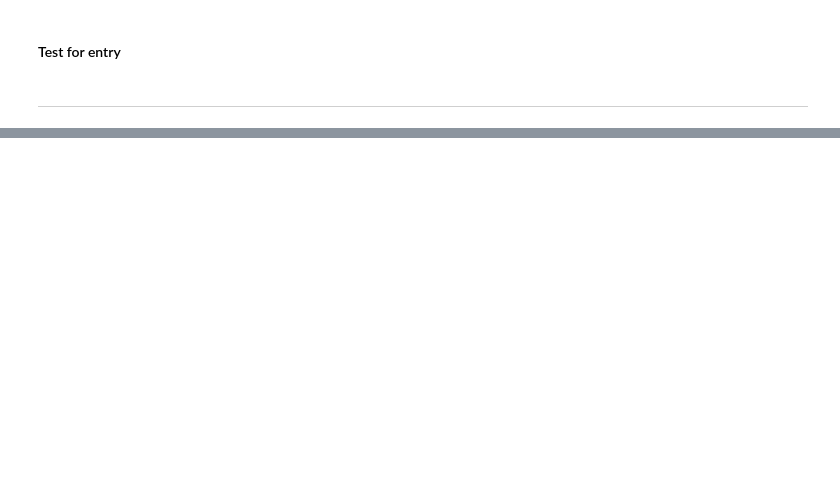
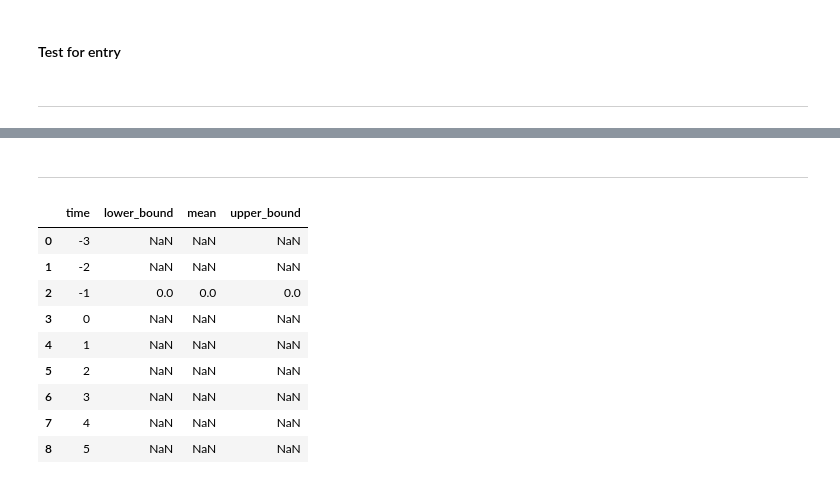
Before and after one commit to luizhsuperti/alice-coding, a Jupyter notebook: cc_cid_calculator/notebooks/main.ipynb, the cells around one changed output, grey strips where cells are left out. Saved outputs shown, nothing was run; the diff lists cells and outputs as text; code cells hidden in the pictures; blank space fills up the shorter version.

```diff
--- a/CausalInference-Analysis/cc_cid_calculator/notebooks/main.ipynb
+++ b/cc_cid_calculator/notebooks/main.ipynb
@@ -262,3 +244,21 @@ treat  ev_an_mth
         10.0           0.000000
         11.0           0.000000
 Name: total_care_cost, dtype: float64
+# %% [markdown]
+***
+# %%
+dd = StaggDiD
+# %%
+
+dd.att(final_ml_df, 'treat', 'total_care_cost', 'ev_an_mth', -3, 6)
+# %% [output]
+|  | time | lower_bound | mean | upper_bound |
+| 0 | -3 | NaN | NaN | NaN |
+| 1 | -2 | NaN | NaN | NaN |
+| 2 | -1 | 0.0 | 0.0 | 0.0 |
+| 3 | 0 | NaN | NaN | NaN |
+| 4 | 1 | NaN | NaN | NaN |
+| 5 | 2 | NaN | NaN | NaN |
+| 6 | 3 | NaN | NaN | NaN |
+| 7 | 4 | NaN | NaN | NaN |
+| 8 | 5 | NaN | NaN | NaN |
```
Also changed, not shown: parts of 11 cells of this notebook, 6 other files.
